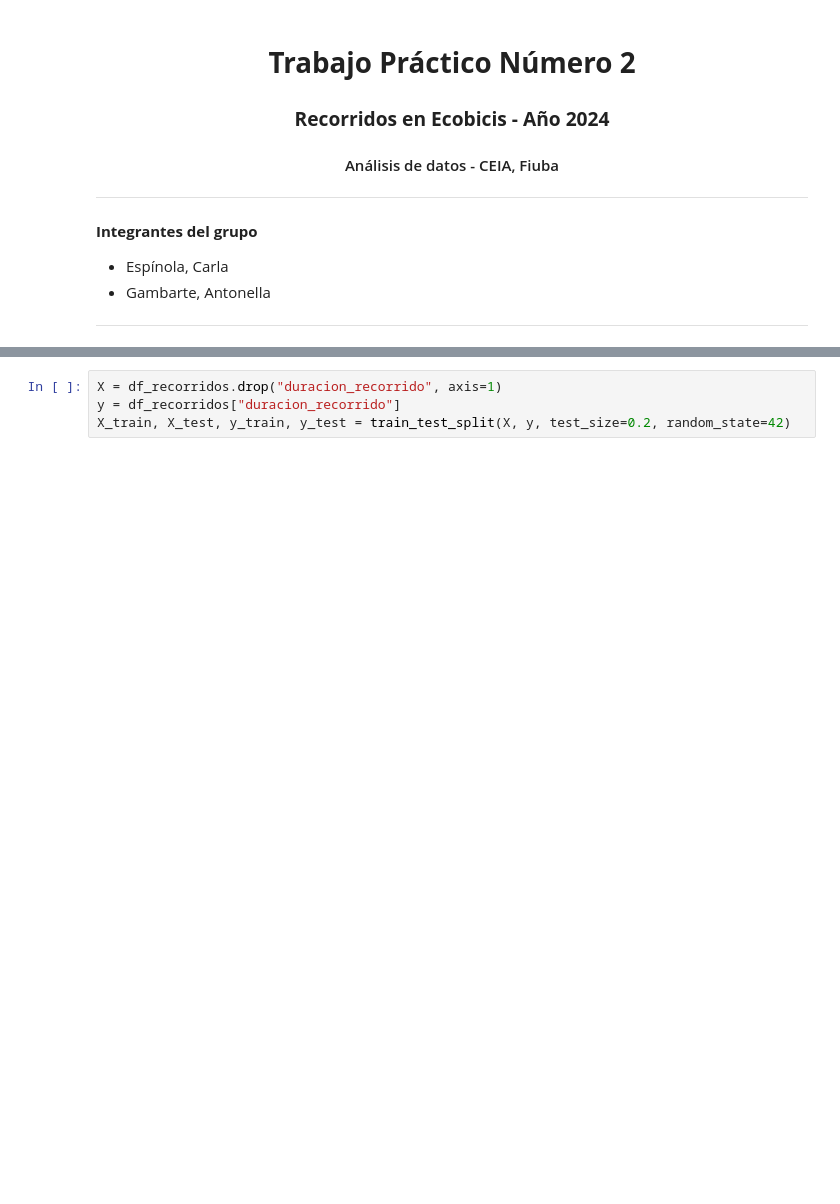
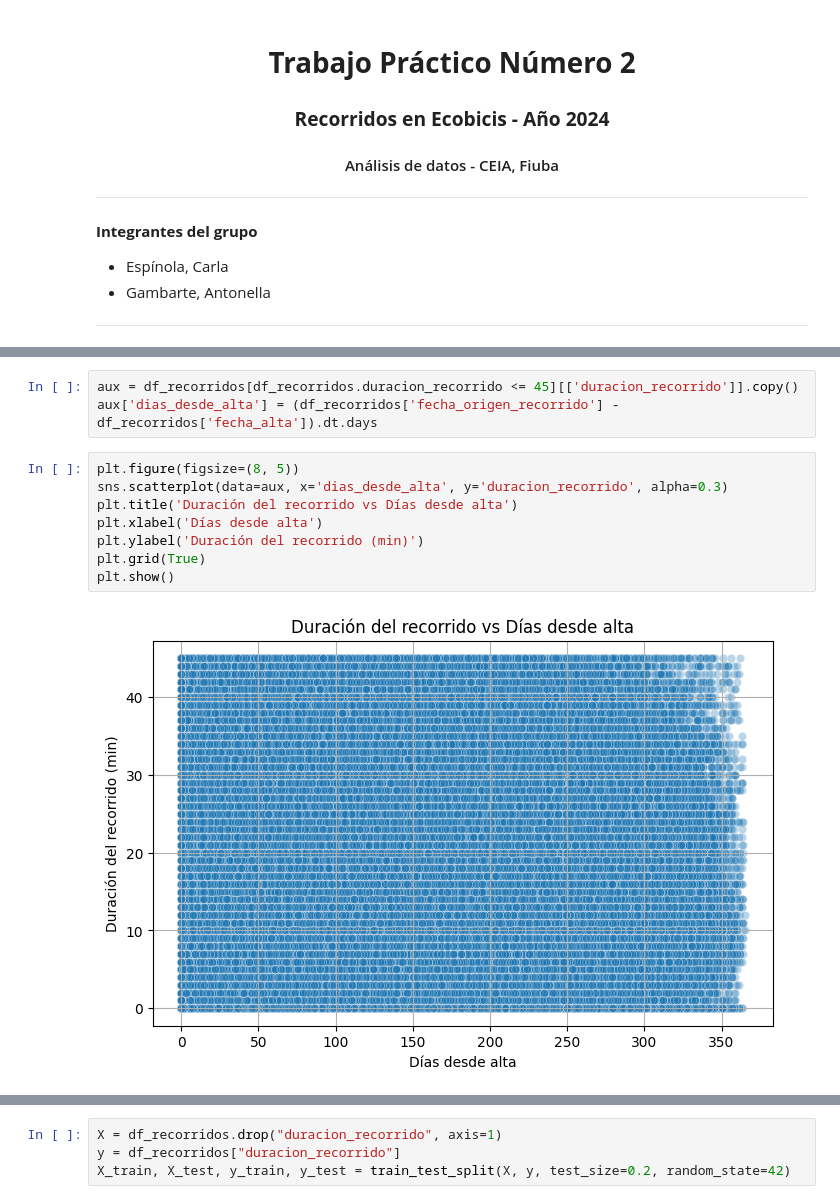
Before and after one commit to antonellagambarte/analisisDeDatos, a Jupyter notebook: tp2/tp2.ipynb, the cells around one changed output, grey strips where cells are left out. Saved outputs shown, nothing was run; the diff lists cells and outputs as text; blank space fills up the shorter version.

```diff
--- a/tp2/tp2.ipynb
+++ b/tp2/tp2.ipynb
@@ -103,0 +122,13 @@ memory usage: 359.8+ MB
+# %%
+aux = df_recorridos[df_recorridos.duracion_recorrido <= 45][['duracion_recorrido']].copy()
+aux['dias_desde_alta'] = (df_recorridos['fecha_origen_recorrido'] - df_recorridos['fecha_alta']).dt.days
+# %%
+plt.figure(figsize=(8, 5))
+sns.scatterplot(data=aux, x='dias_desde_alta', y='duracion_recorrido', alpha=0.3)
+plt.title('Duración del recorrido vs Días desde alta')
+plt.xlabel('Días desde alta')
+plt.ylabel('Duración del recorrido (min)')
+plt.grid(True)
+plt.show()
+# %% [output]
+[figure, added]
```
Also changed, not shown: parts of 61 cells of this notebook.
